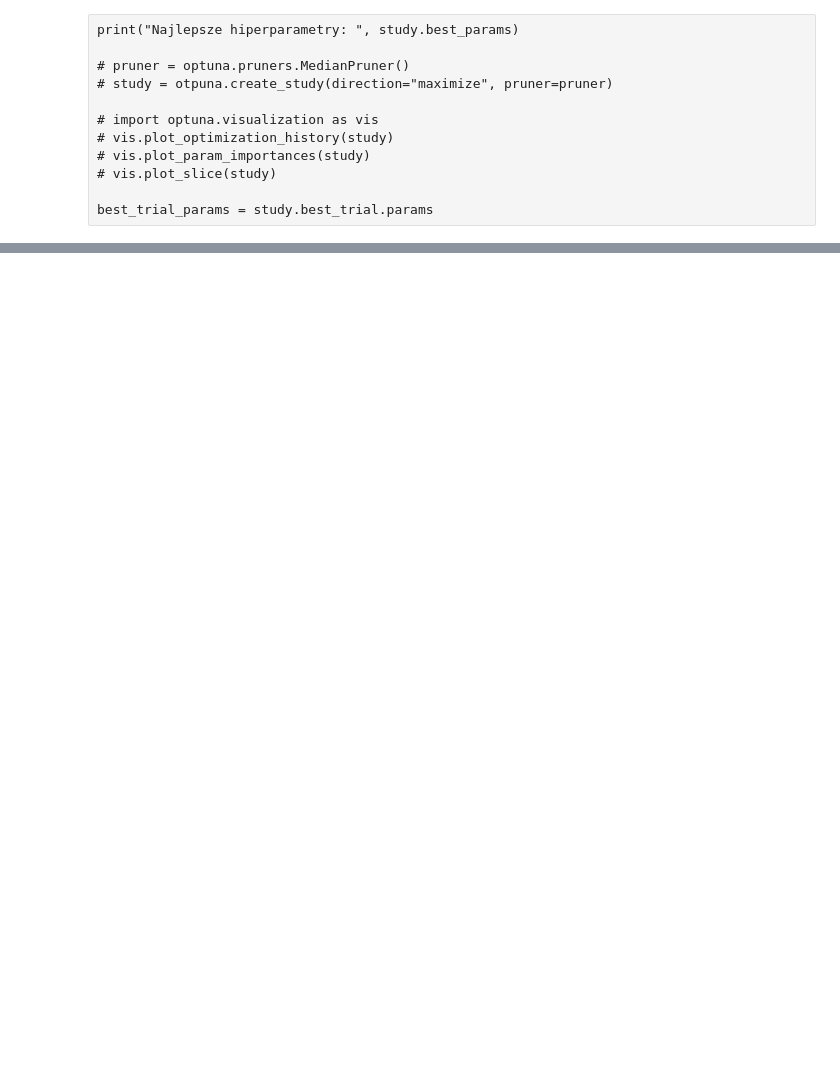
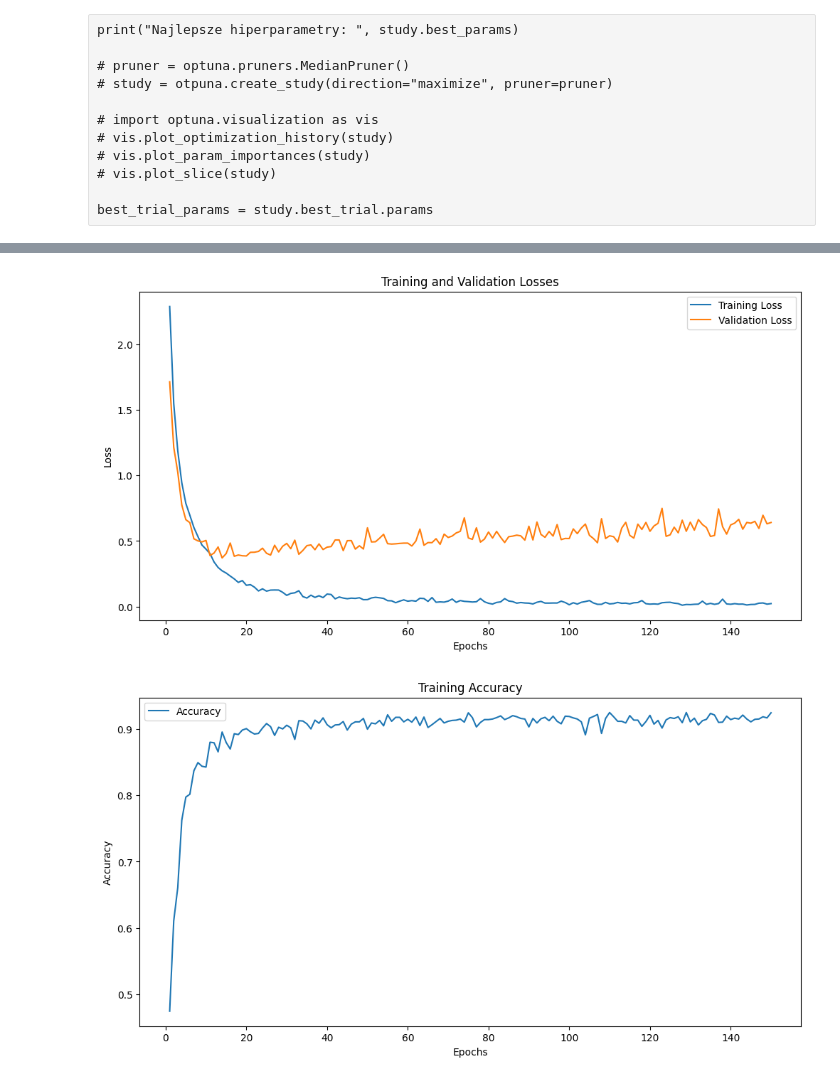
Before and after one commit to Perovsky56/Satellite-Imagery-CNN, a Jupyter notebook: satelliteCNN.ipynb, the cells around one changed output, grey strips where cells are left out. Saved outputs shown, nothing was run; the diff lists cells and outputs as text; code cells hidden in the pictures; blank space fills up the shorter version.

```diff
--- a/satelliteCNN.ipynb
+++ b/satelliteCNN.ipynb
@@ -568,0 +614,50 @@ Epoch 95, Validation Loss: 0.6850, Accuracy: 0.9181
+# %%
+import pickle
+import pandas as pd
+import matplotlib.pyplot as plt
+
+def load_data(trial_number):
+    with open(f'outputs/train_losses_trial_{trial_number}.pkl', 'rb') as f:
+        train_losses = pickle.load(f)
+    with open(f'outputs/val_losses_trial_{trial_number}.pkl', 'rb') as f:
+        val_losses = pickle.load(f)
+    with open(f'outputs/accuracies_trial_{trial_number}.pkl', 'rb') as f:
+        accuracies = pickle.load(f)
+
+    return train_losses, val_losses, accuracies
+
+def plot_losses(train_losses, val_losses):
+    epochs = range(1, len(train_losses) + 1)
+    plt.figure(figsize=(12, 6))
+    plt.plot(epochs, train_losses, label='Training Loss')
+    plt.plot(epochs, val_losses, label='Validation Loss')
+    plt.xlabel('Epochs')
+    plt.ylabel('Loss')
+    plt.title('Training and Validation Losses')
+    plt.legend()
+    plt.show()
+
+def plot_accuracies(accuracies):
+    epochs = range(1, len(accuracies) + 1)
+    plt.figure(figsize=(12, 6))
+    plt.plot(epochs, accuracies, label='Accuracy')
+    plt.xlabel('Epochs')
+    plt.ylabel('Accuracy')
+    plt.title('Training Accuracy')
+    plt.legend()
+    plt.show()
+
+# Specify the trial number
+trial_number = 216
+
+# Load data
+train_losses, val_losses, accuracies = load_data(trial_number)
+
+# Plot losses
+plot_losses(train_losses, val_losses)
+
+# Plot accuracies
+plot_accuracies(accuracies)
+# %% [output]
+[figure, added]
+[figure, added]
```
Also changed, not shown: parts of 7 cells of this notebook.
